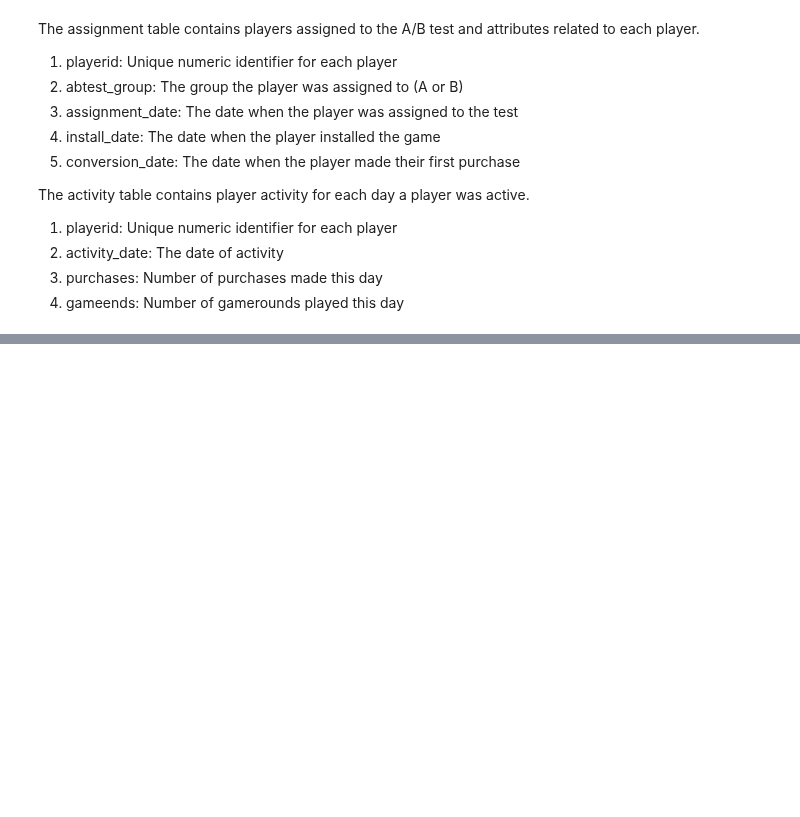
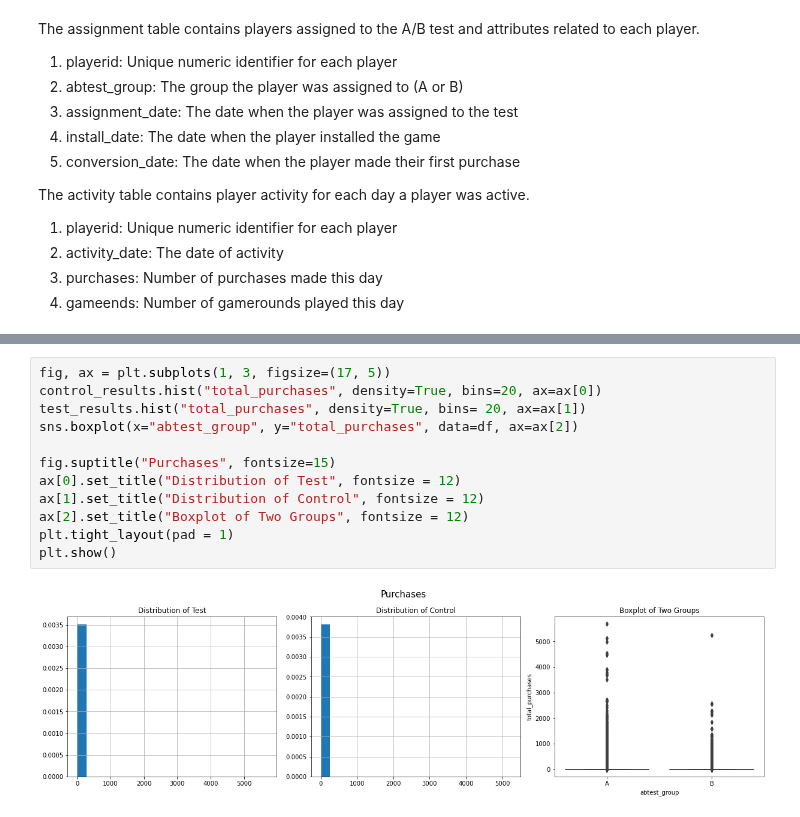
Before and after one commit to rmarinplana/personalProjects, a Jupyter notebook: EDA/gaming_analysis.ipynb, the cells around one changed output, grey strips where cells are left out. Drawn from its saved outputs; the diff is of its cells as text; blank space fills up the shorter version.

```diff
--- a/EDA/gaming_analysis.ipynb
+++ b/EDA/gaming_analysis.ipynb
@@ -232,0 +346,14 @@ plt.show
+# %%
+fig, ax = plt.subplots(1, 3, figsize=(17, 5))
+control_results.hist("total_purchases", density=True, bins=20, ax=ax[0])
+test_results.hist("total_purchases", density=True, bins= 20, ax=ax[1])
+sns.boxplot(x="abtest_group", y="total_purchases", data=df, ax=ax[2])
+
+fig.suptitle("Purchases", fontsize=15)
+ax[0].set_title("Distribution of Test", fontsize = 12)
+ax[1].set_title("Distribution of Control", fontsize = 12)
+ax[2].set_title("Boxplot of Two Groups", fontsize = 12)
+plt.tight_layout(pad = 1)
+plt.show()
+# %% [output]
+[figure, added]
```
Also changed, not shown: parts of 85 cells of this notebook.
